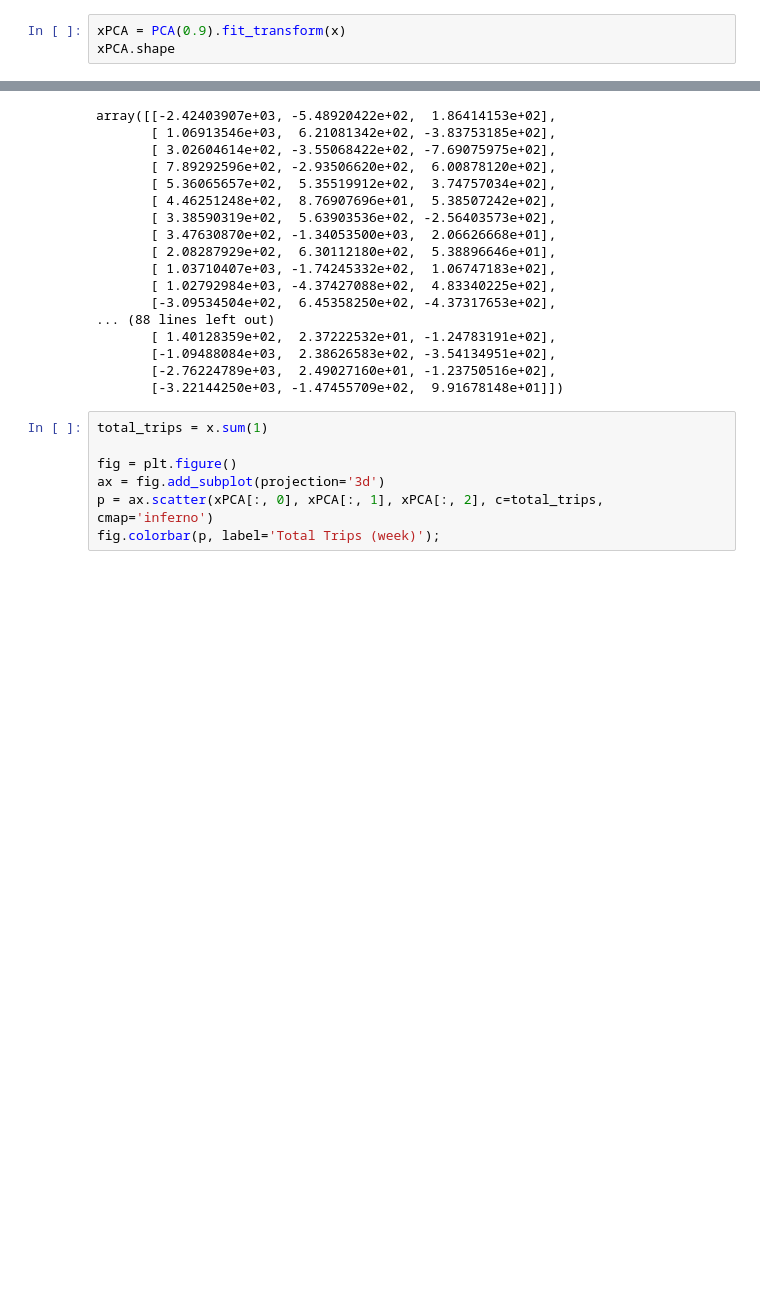
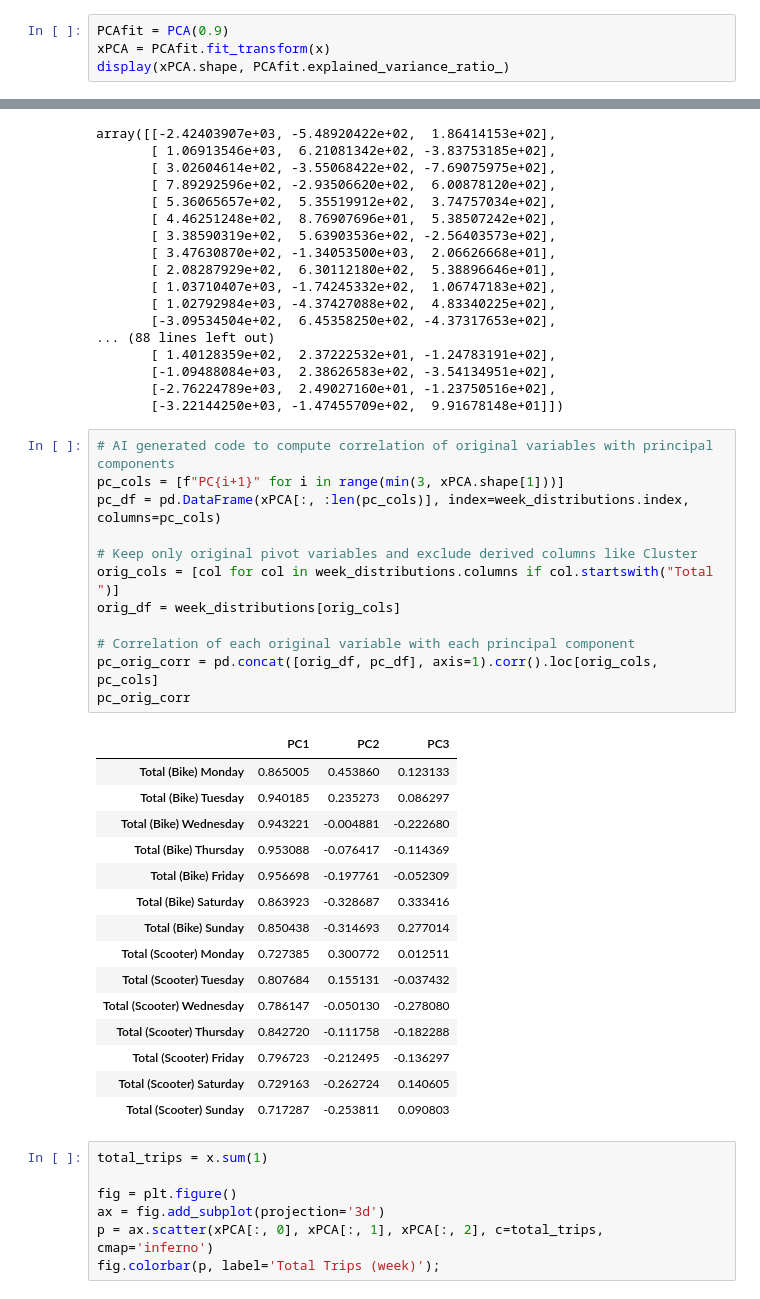
Before and after one commit to darpitydarp/STA-220-Final-Project, a Jupyter notebook: scripts/weekly_distribution_clustering.ipynb, the cells around one changed output, grey strips where cells are left out. Cells and saved outputs as stored; diff of their text form; blank space fills up the shorter version.

Commit message:
Compute PCA explained variance and correlation of original variables with PCs

```diff
--- a/scripts/weekly_distribution_clustering.ipynb
+++ b/scripts/weekly_distribution_clustering.ipynb
@@ -276,7 +276,8 @@ x.shape
 # %% [output]
 (104, 14)
 # %%
-xPCA = PCA(0.9).fit_transform(x)
-xPCA.shape
+PCAfit = PCA(0.9)
+xPCA = PCAfit.fit_transform(x)
+display(xPCA.shape, PCAfit.explained_variance_ratio_)
 # %% [output]
 (104, 3)
@@ -300,6 +302,34 @@ array([[-2.42403907e+03, -5.48920422e+02,  1.86414153e+02],
        [-1.09488084e+03,  2.38626583e+02, -3.54134951e+02],
        [-2.76224789e+03,  2.49027160e+01, -1.23750516e+02],
        [-3.22144250e+03, -1.47455709e+02,  9.91678148e+01]])
+# %%
+# AI generated code to compute correlation of original variables with principal components
+pc_cols = [f"PC{i+1}" for i in range(min(3, xPCA.shape[1]))]
+pc_df = pd.DataFrame(xPCA[:, :len(pc_cols)], index=week_distributions.index, columns=pc_cols)
+
+# Keep only original pivot variables and exclude derived columns like Cluster
+orig_cols = [col for col in week_distributions.columns if col.startswith("Total ")]
+orig_df = week_distributions[orig_cols]
+
+# Correlation of each original variable with each principal component
+pc_orig_corr = pd.concat([orig_df, pc_df], axis=1).corr().loc[orig_cols, pc_cols]
+pc_orig_corr
+# %% [output]
+|  | PC1 | PC2 | PC3 |
+| Total (Bike) Monday | 0.865005 | 0.453860 | 0.123133 |
+| Total (Bike) Tuesday | 0.940185 | 0.235273 | 0.086297 |
+| Total (Bike) Wednesday | 0.943221 | -0.004881 | -0.222680 |
+| Total (Bike) Thursday | 0.953088 | -0.076417 | -0.114369 |
+| Total (Bike) Friday | 0.956698 | -0.197761 | -0.052309 |
+| Total (Bike) Saturday | 0.863923 | -0.328687 | 0.333416 |
+| Total (Bike) Sunday | 0.850438 | -0.314693 | 0.277014 |
+| Total (Scooter) Monday | 0.727385 | 0.300772 | 0.012511 |
+| Total (Scooter) Tuesday | 0.807684 | 0.155131 | -0.037432 |
+| Total (Scooter) Wednesday | 0.786147 | -0.050130 | -0.278080 |
+| Total (Scooter) Thursday | 0.842720 | -0.111758 | -0.182288 |
+| Total (Scooter) Friday | 0.796723 | -0.212495 | -0.136297 |
+| Total (Scooter) Saturday | 0.729163 | -0.262724 | 0.140605 |
+| Total (Scooter) Sunday | 0.717287 | -0.253811 | 0.090803 |
 # %%
 total_trips = x.sum(1)
 
```
Also changed, not shown: parts of 1 cell of this notebook.
